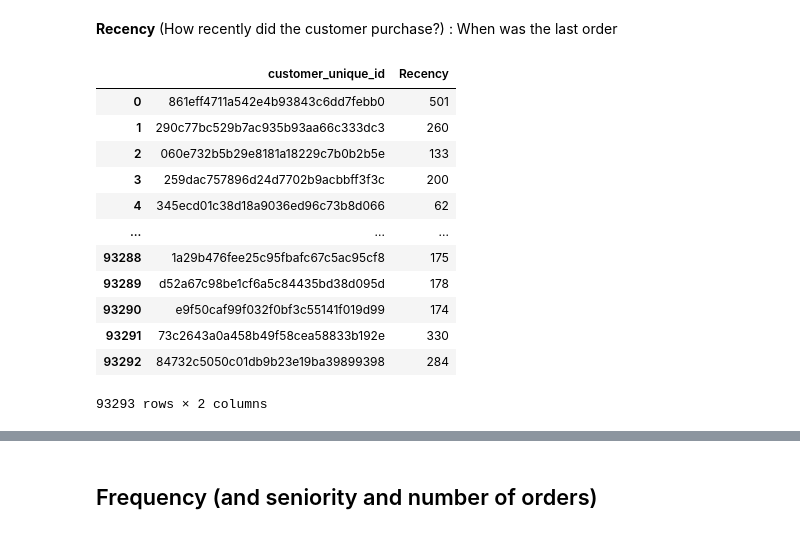
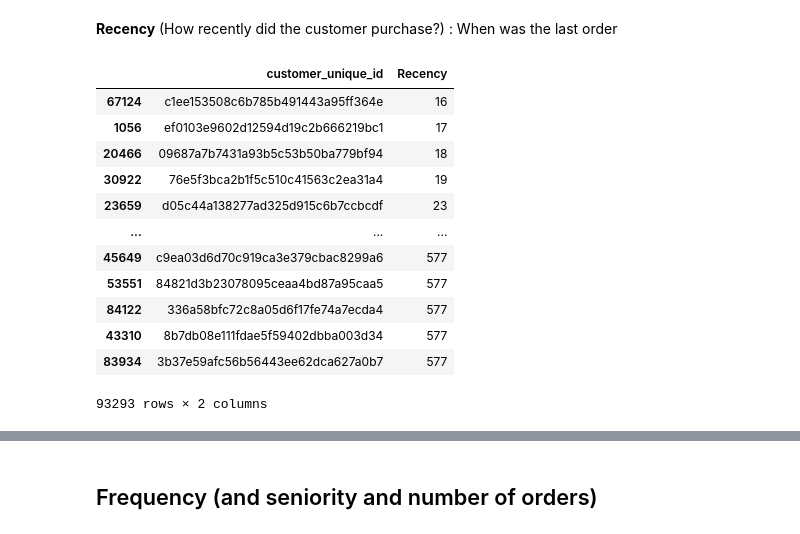
Before and after one commit to Hkllopp/Clustering-Model-Designing, a Jupyter notebook: notebook.ipynb, the cells around one changed output, grey strips where cells are left out. Saved outputs shown, nothing was run; the diff lists cells and outputs as text; code cells hidden in the pictures.

```diff
--- a/notebook.ipynb
+++ b/notebook.ipynb
@@ -346,33 +483,33 @@ custom_customers_df = data_customer.drop(['customer_zip_code_prefix', 'customer_
 # %%
 from datetime import datetime
 
 # Keeping the relation from order customer id and customer unique id
 custom_orders_df = data_customer[['customer_unique_id', 'customer_id']]
 # Getting the orders details
 custom_orders_df = custom_orders_df.merge(data_orders, on='customer_id', how='inner')
 # Grouping every customer by their customer_unique_id and selecting the most recent order date (and renaming it)
 custom_orders_most_recent_df = custom_orders_df.groupby('customer_unique_id').agg({'order_purchase_timestamp': 'max'}).reset_index()
 custom_orders_most_recent_df['Recency'] = (max_datetime - pd.to_datetime(custom_orders_most_recent_df['order_purchase_timestamp'], format='%Y-%m-%d %H:%M:%S')).dt.days
 custom_orders_most_recent_df = custom_orders_most_recent_df.drop('order_purchase_timestamp', axis=1)
 
 custom_orders_most_recent_df.sort_values(by='Recency')
 
 # Adding recency column to the custom_customers_df
 custom_customers_df = custom_customers_df.merge(custom_orders_most_recent_df, on='customer_unique_id', how='inner')
 
 
-custom_customers_df
+custom_customers_df.sort_values(by='Recency')
 # %% [output]
 |  | customer_unique_id | Recency |
-| 0 | 861eff4711a542e4b93843c6dd7febb0 | 501 |
-| 1 | 290c77bc529b7ac935b93aa66c333dc3 | 260 |
-| 2 | 060e732b5b29e8181a18229c7b0b2b5e | 133 |
-| 3 | 259dac757896d24d7702b9acbbff3f3c | 200 |
-| 4 | 345ecd01c38d18a9036ed96c73b8d066 | 62 |
+| 67124 | c1ee153508c6b785b491443a95ff364e | 16 |
+| 1056 | ef0103e9602d12594d19c2b666219bc1 | 17 |
+| 20466 | 09687a7b7431a93b5c53b50ba779bf94 | 18 |
+| 30922 | 76e5f3bca2b1f5c510c41563c2ea31a4 | 19 |
+| 23659 | d05c44a138277ad325d915c6b7ccbcdf | 23 |
 | ... | ... | ... |
-| 93288 | 1a29b476fee25c95fbafc67c5ac95cf8 | 175 |
-| 93289 | d52a67c98be1cf6a5c84435bd38d095d | 178 |
-| 93290 | e9f50caf99f032f0bf3c55141f019d99 | 174 |
-| 93291 | 73c2643a0a458b49f58cea58833b192e | 330 |
-| 93292 | 84732c5050c01db9b23e19ba39899398 | 284 |
+| 45649 | c9ea03d6d70c919ca3e379cbac8299a6 | 577 |
+| 53551 | 84821d3b23078095ceaa4bd87a95caa5 | 577 |
+| 84122 | 336a58bfc72c8a05d6f17fe74a7ecda4 | 577 |
+| 43310 | 8b7db08e111fdae5f59402dbba003d34 | 577 |
+| 83934 | 3b37e59afc56b56443ee62dca627a0b7 | 577 |
 93293 rows × 2 columns
```
Also changed, not shown: parts of 26 cells of this notebook.
